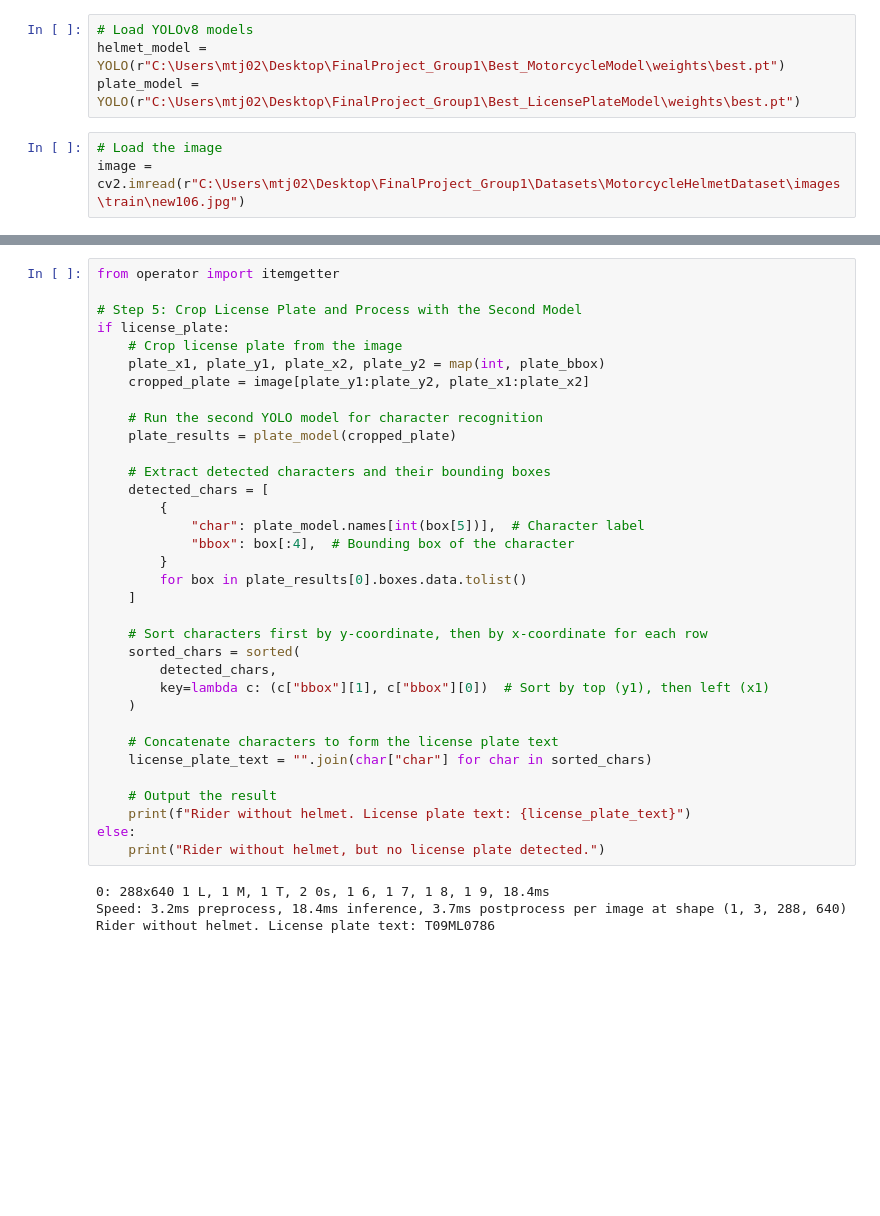
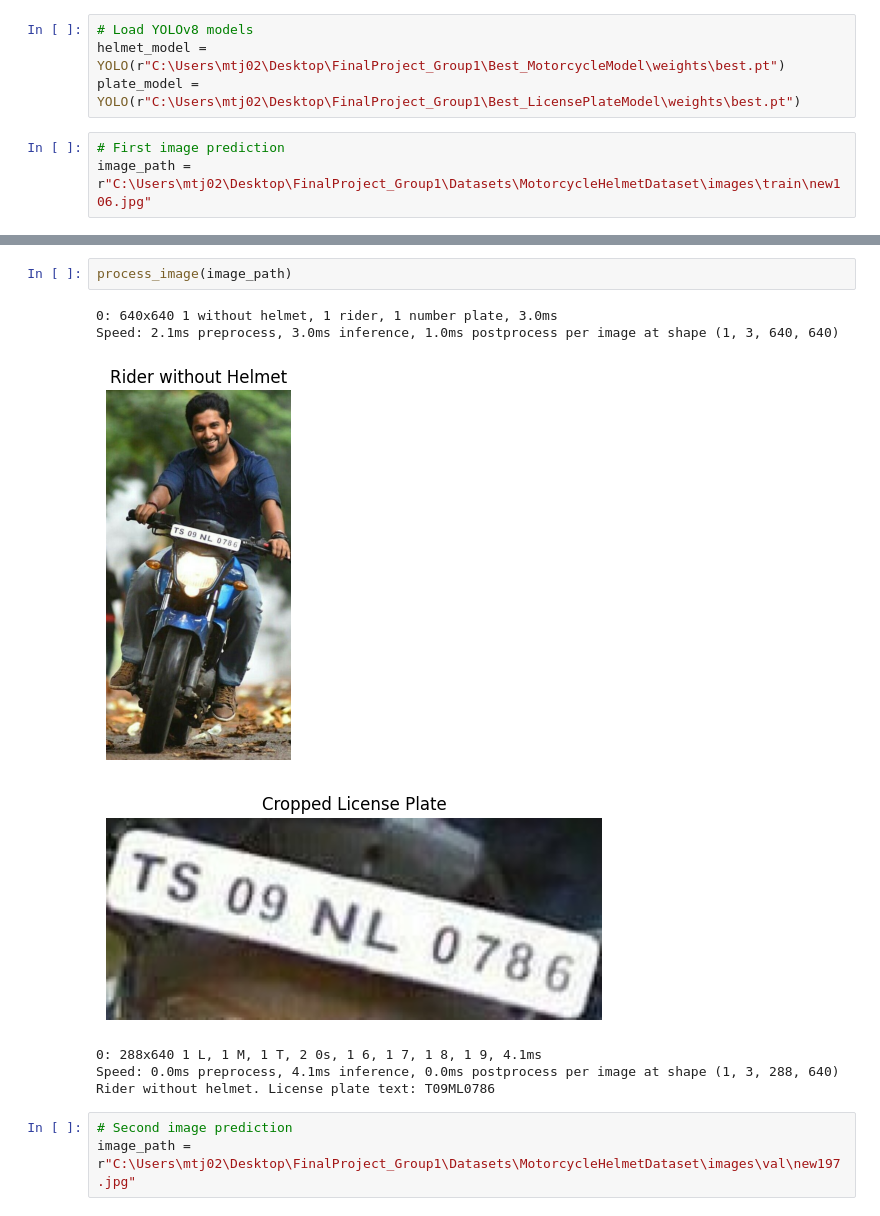
Before and after one commit to MichaelTj02/FinalProject_Group1, a Jupyter notebook: CombinedModel.ipynb, the cells around one changed output, grey strips where cells are left out. Cells and saved outputs as stored; diff of their text form; blank space fills up the shorter version.

```diff
--- a/CombinedModel.ipynb
+++ b/CombinedModel.ipynb
@@ -16,5 +98,5 @@ def is_within_bbox(inner_bbox, outer_bbox):
 helmet_model = YOLO(r"C:\Users\mtj02\Desktop\FinalProject_Group1\Best_MotorcycleModel\weights\best.pt")
 plate_model = YOLO(r"C:\Users\mtj02\Desktop\FinalProject_Group1\Best_LicensePlateModel\weights\best.pt")
 # %%
-# Load the image
-image = cv2.imread(r"C:\Users\mtj02\Desktop\FinalProject_Group1\Datasets\MotorcycleHelmetDataset\images\train\new106.jpg")
+# First image prediction
+image_path = r"C:\Users\mtj02\Desktop\FinalProject_Group1\Datasets\MotorcycleHelmetDataset\images\train\new106.jpg"
@@ -61,38 +103,13 @@ for result in results[0].boxes.data.tolist():  # Extract detected bounding boxes
-# %%
-from operator import itemgetter
-
-# Step 5: Crop License Plate and Process with the Second Model
-if license_plate:
-    # Crop license plate from the image
-    plate_x1, plate_y1, plate_x2, plate_y2 = map(int, plate_bbox)
-    cropped_plate = image[plate_y1:plate_y2, plate_x1:plate_x2]
-
-    # Run the second YOLO model for character recognition
-    plate_results = plate_model(cropped_plate)
-
-    # Extract detected characters and their bounding boxes
-    detected_chars = [
-        {
-            "char": plate_model.names[int(box[5])],  # Character label
-            "bbox": box[:4],  # Bounding box of the character
-        }
-        for box in plate_results[0].boxes.data.tolist()
-    ]
-
-    # Sort characters first by y-coordinate, then by x-coordinate for each row
-    sorted_chars = sorted(
-        detected_chars,
-        key=lambda c: (c["bbox"][1], c["bbox"][0])  # Sort by top (y1), then left (x1)
-    )
-
-    # Concatenate characters to form the license plate text
-    license_plate_text = "".join(char["char"] for char in sorted_chars)
-
-    # Output the result
-    print(f"Rider without helmet. License plate text: {license_plate_text}")
-else:
-    print("Rider without helmet, but no license plate detected.")
-# %% [output]
-0: 288x640 1 L, 1 M, 1 T, 2 0s, 1 6, 1 7, 1 8, 1 9, 18.4ms
-Speed: 3.2ms preprocess, 18.4ms inference, 3.7ms postprocess per image at shape (1, 3, 288, 640)
-Rider without helmet. License plate text: T09ML0786
+# %%
+process_image(image_path)
+# %% [output]
+0: 640x640 1 without helmet, 1 rider, 1 number plate, 3.0ms
+Speed: 2.1ms preprocess, 3.0ms inference, 1.0ms postprocess per image at shape (1, 3, 640, 640)
+[figure, added]
+[figure, added]
+0: 288x640 1 L, 1 M, 1 T, 2 0s, 1 6, 1 7, 1 8, 1 9, 4.1ms
+Speed: 0.0ms preprocess, 4.1ms inference, 0.0ms postprocess per image at shape (1, 3, 288, 640)
+Rider without helmet. License plate text: T09ML0786
+# %%
+# Second image prediction
+image_path = r"C:\Users\mtj02\Desktop\FinalProject_Group1\Datasets\MotorcycleHelmetDataset\images\val\new197.jpg"
```
Also changed, not shown: parts of 11 cells of this notebook.
